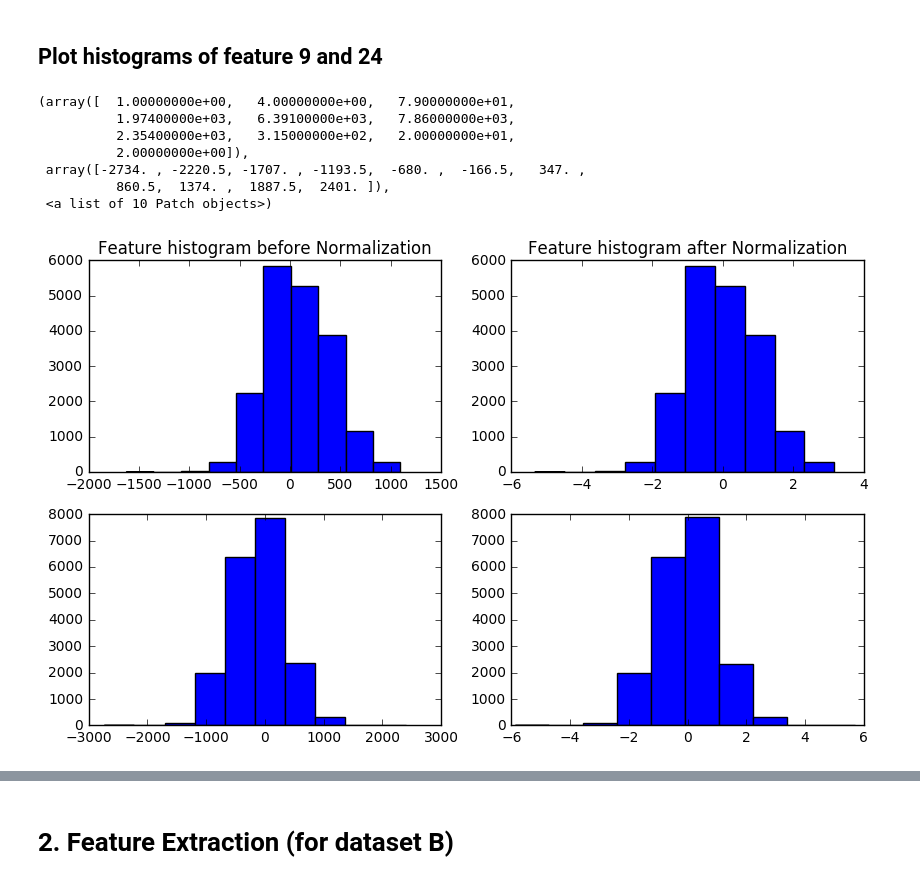
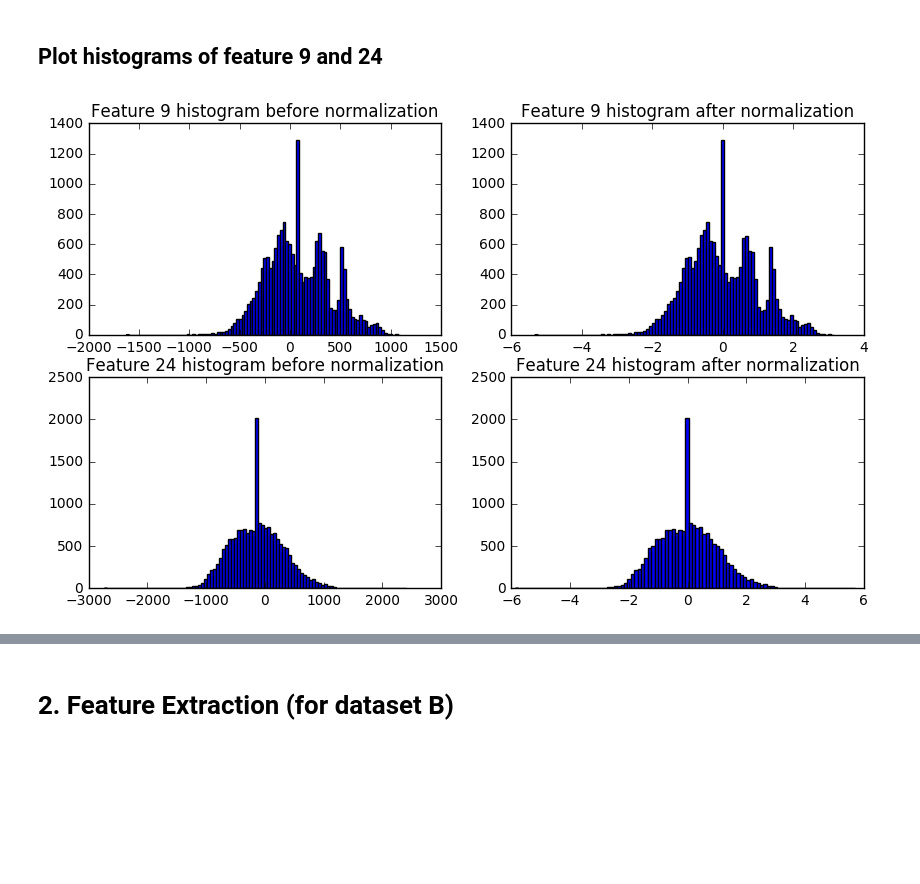
Before and after one commit to olinguyen/ece657a, a Jupyter notebook: assignment1.ipynb, the cells around one changed output, grey strips where cells are left out. Drawn from its saved outputs; the diff is of its cells as text; code cells hidden in the pictures; blank space fills up the shorter version.

```diff
--- a/assignment1.ipynb
+++ b/assignment1.ipynb
@@ -62,23 +54,16 @@ X_train_standardized = scale(X_train_minmax)
 ## Plot histograms of feature 9 and 24
 # %%
 plt.figure(1, figsize=(10, 6))
-plt.subplot(222).set_title("Feature histogram after Normalization")
-plt.hist(X_train_standardized[:, 8])
-plt.subplot(224)
-plt.hist(X_train_standardized[:, 23])
+plt.subplot(222).set_title("Feature 9 histogram after normalization")
+plt.hist(X_train_standardized[:, 8], bins=100);
+plt.subplot(224).set_title("Feature 24 histogram after normalization")
+plt.hist(X_train_standardized[:, 23], bins=100);
 
-plt.subplot(221).set_title("Feature histogram before Normalization")
-plt.hist(a_features_clean[:, 8])
-plt.subplot(223)
-plt.hist(a_features_clean[:, 23])
+plt.subplot(221).set_title("Feature 9 histogram before normalization")
+plt.hist(a_features_clean[:, 8], bins=100);
+plt.subplot(223).set_title("Feature 24 histogram before normalization")
+plt.hist(a_features_clean[:, 23], bins=100);
 # %% [output]
-(array([  1.00000000e+00,   4.00000000e+00,   7.90000000e+01,
-          1.97400000e+03,   6.39100000e+03,   7.86000000e+03,
-          2.35400000e+03,   3.15000000e+02,   2.00000000e+01,
-          2.00000000e+00]),
- array([-2734. , -2220.5, -1707. , -1193.5,  -680. ,  -166.5,   347. ,
-          860.5,  1374. ,  1887.5,  2401. ]),
- <a list of 10 Patch objects>)
-[figure, old version]
+[figure, new version]
 # %%
 fig, axes = plt.subplots(2, 2, figsize=(10, 6))
```
Also changed, not shown: parts of 10 cells of this notebook.
